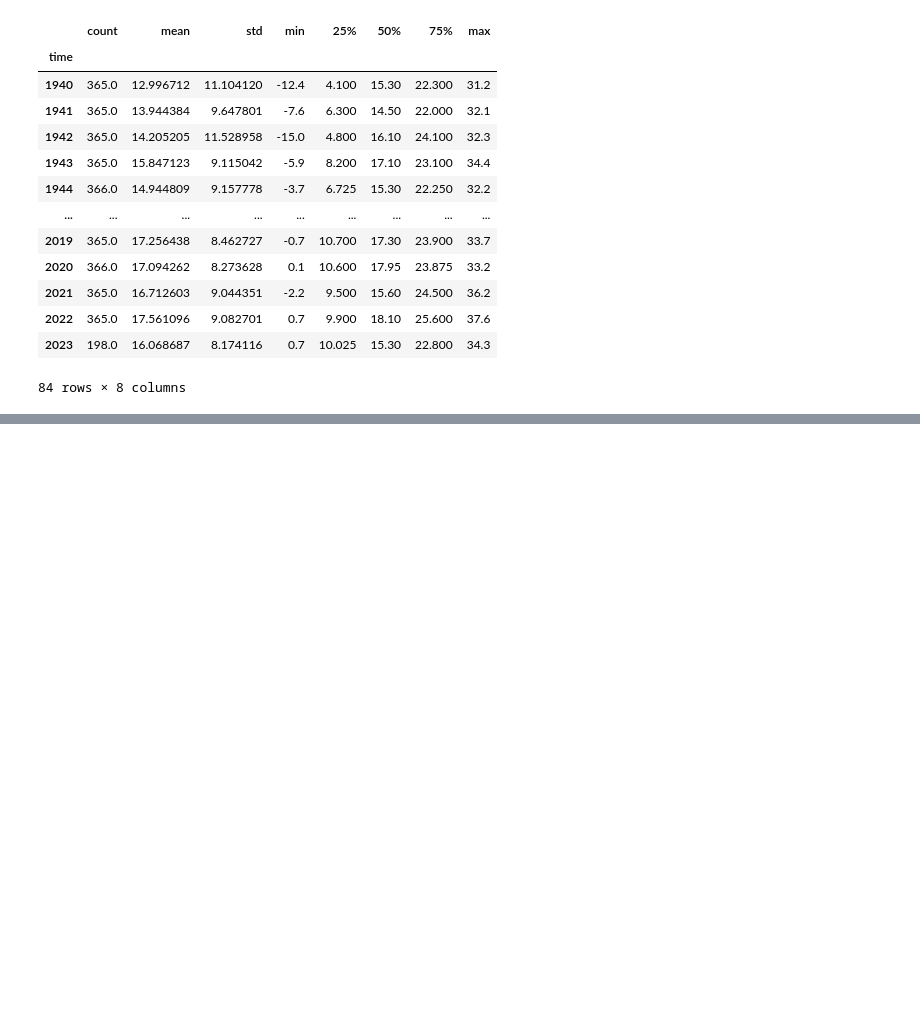
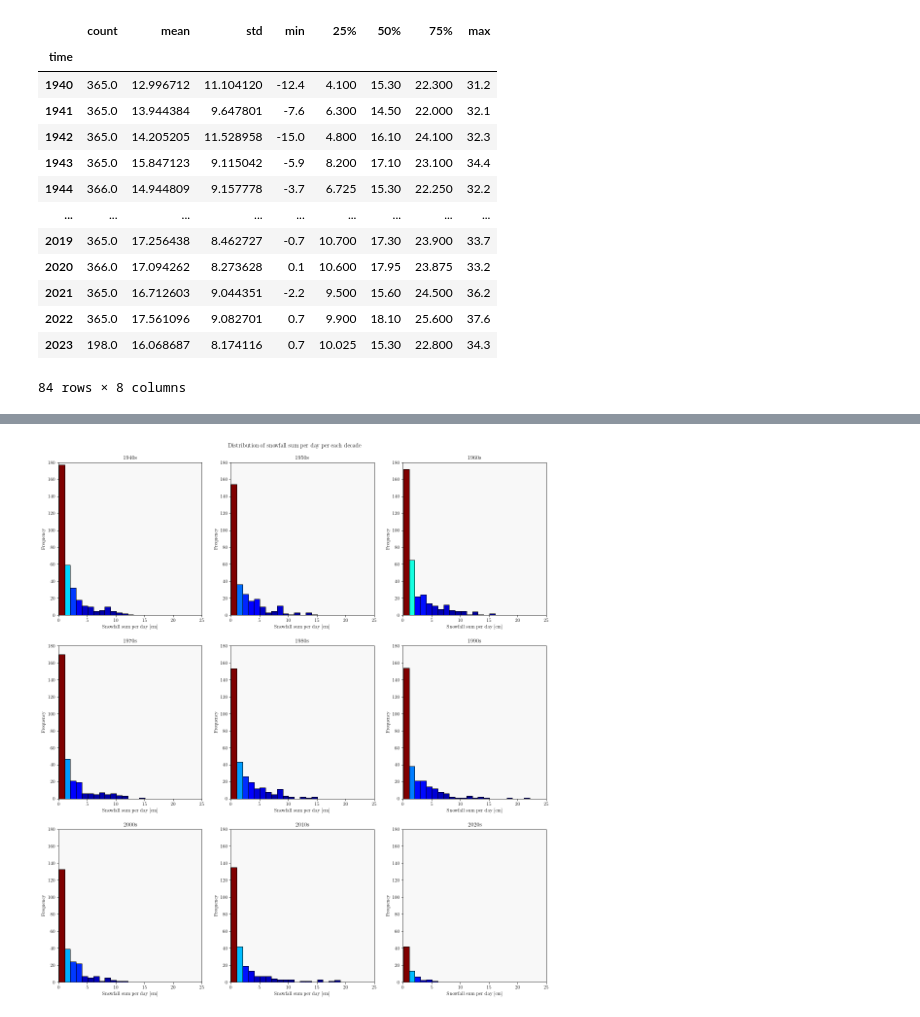
Before and after one commit to cimbaIG/Weather_data_Zagreb, a Jupyter notebook: weather_data_zagreb.ipynb, the cells around one changed output, grey strips where cells are left out. Saved outputs shown, nothing was run; the diff lists cells and outputs as text; code cells hidden in the pictures; blank space fills up the shorter version.

```diff
--- a/weather_data_zagreb.ipynb
+++ b/weather_data_zagreb.ipynb
@@ -1720,0 +1744,10 @@ data.groupby(data["time"].dt.year)["temperature_2m_max (°C)"].describe()
+# %%
+_40s_snowfalls = snow_data[(snow_data["time"].dt.year >= 1940) & (snow_data["time"].dt.year <= 1949)]
+_50s_snowfalls = snow_data[(snow_data["time"].dt.year >= 1950) & (snow_data["time"].dt.year <= 1959)]
+_60s_snowfalls = snow_data[(snow_data["time"].dt.year >= 1960) & (snow_data["time"].dt.year <= 1969)]
+_70s_snowfalls = snow_data[(snow_data["time"].dt.year >= 1970) & (snow_data["time"].dt.year <= 1979)]
+_80s_snowfalls = snow_data[(snow_data["time"].dt.year >= 1980) & (snow_data["time"].dt.year <= 1989)]
+_90s_snowfalls = snow_data[(snow_data["time"].dt.year >= 1990) & (snow_data["time"].dt.year <= 1999)]
+_00s_snowfalls = snow_data[(snow_data["time"].dt.year >= 2000) & (snow_data["time"].dt.year <= 2009)]
+_10s_snowfalls = snow_data[(snow_data["time"].dt.year >= 2010) & (snow_data["time"].dt.year <= 2019)]
+_20s_snowfalls = snow_data[(snow_data["time"].dt.year >= 2020) & (snow_data["time"].dt.year <= 2029)]
@@ -1720,0 +1781,45 @@ data.groupby(data["time"].dt.year)["temperature_2m_max (°C)"].describe()
+# %%
+# Create dictionary which will be used to iterate through
+snow_data_by_decade = {
+    1: [_40s_snowfalls, "1940s"],
+    2: [_50s_snowfalls, "1950s"],
+    3: [_60s_snowfalls, "1960s"],
+    4: [_70s_snowfalls, "1970s"],
+    5: [_80s_snowfalls, "1980s"],
+    6: [_90s_snowfalls, "1990s"],
+    7: [_00s_snowfalls, "2000s"],
+    8: [_10s_snowfalls, "2010s"],
+    9: [_20s_snowfalls, "2020s"]
+}
+
+# Iterate through dictionary key values and plot histogram subplots for every decade
+for key in snow_data_by_decade.keys():
+    # Plot histogram of snowfalls by decades
+    plt.subplot(3, 3, key)
+    n, bins, patches = plt.hist(x=snow_data_by_decade[key][0]["snowfall_sum (cm)"], bins=np.arange(snow_data_by_decade[key][0]["snowfall_sum (cm)"].min(), snow_data_by_decade[key][0]["snowfall_sum (cm)"].max()), edgecolor="black")
+
+    # Add colormap to bins
+    col = (n-n.min())/(n.max()-n.min())
+    cm = plt.cm.get_cmap('jet')
+    for c, p in zip(col, patches):
+        plt.setp(p, 'facecolor', cm(c))
+
+    plt.xlim((0,25))
+    plt.ylim((0,180))
+    plt.title(snow_data_by_decade[key][1])
+    plt.xlabel("Snowfall sum per day [cm]")
+    plt.ylabel("Frequency")
+    ax = plt.gca()
+    ax.set_facecolor("#F8F8F8")
+
+# Make figure looks pretty
+figure = plt.gcf()
+figure.set_figwidth(18)
+figure.set_figheight(18)
+plt.suptitle("Distribution of snowfall sum per day per each decade")
+plt.subplots_adjust(top=0.95)
+
+# Save figure to .pdf file
+plt.savefig('distribution_of_snowfall_sum_per_day_per_decades.pdf', bbox_inches='tight')
+# %% [output]
+[figure, added]
```
Also changed, not shown: parts of 8 cells of this notebook, 28 other files.
